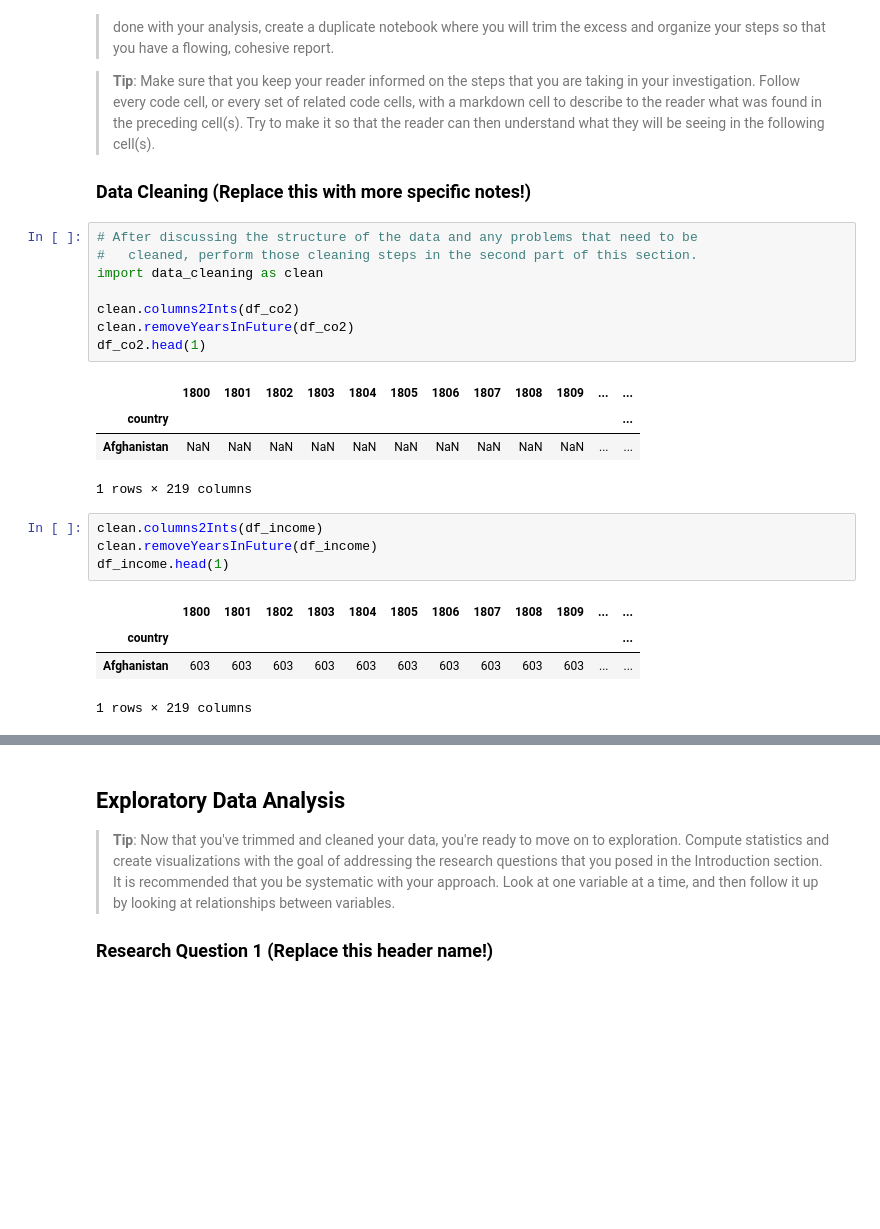
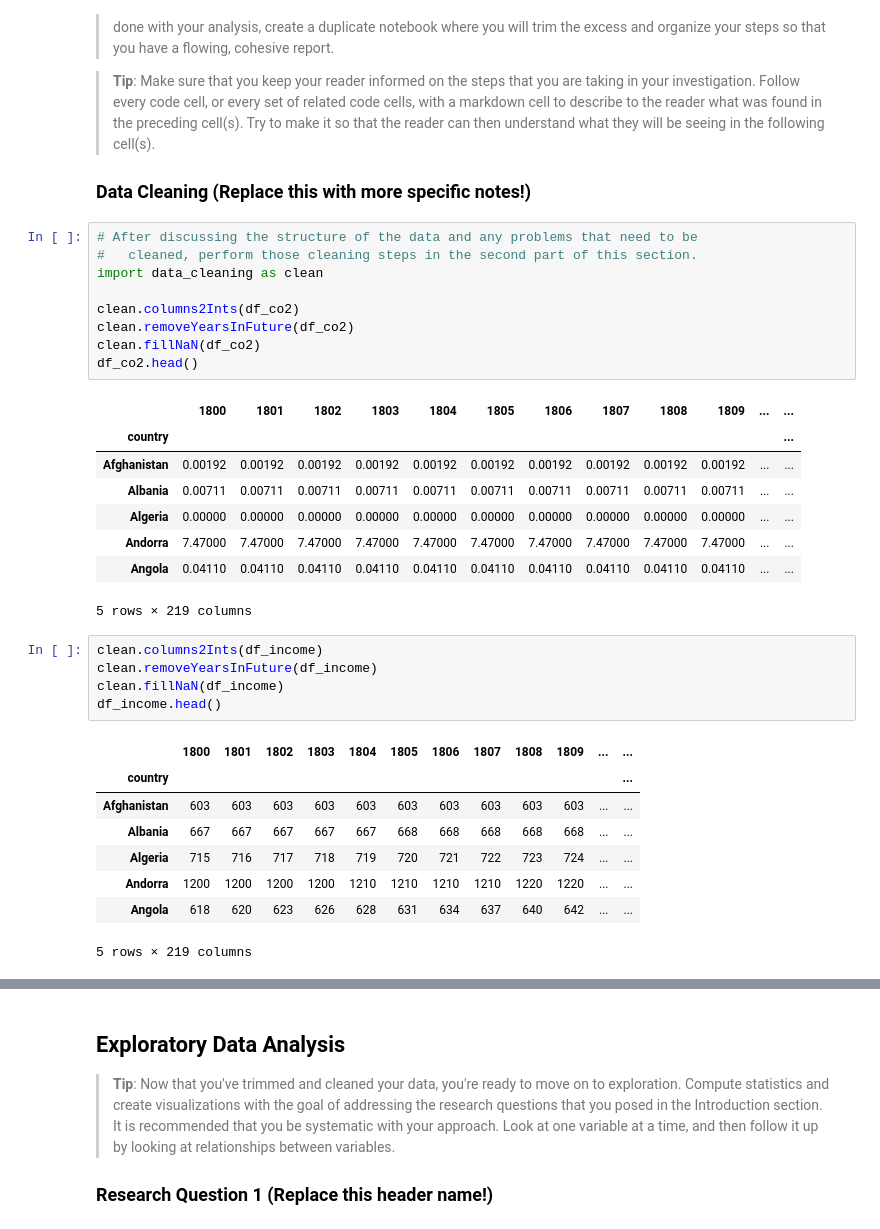
Before and after one commit to Simonmaignan/udacity-data-analysis, a Jupyter notebook: project-investigate-gapminder-dataset/investigate-a-dataset-gapminder.ipynb, the cells around one changed output, grey strips where cells are left out. Saved outputs shown, nothing was run; the diff lists cells and outputs as text; blank space fills up the shorter version.

Commit message:
Clean function added to fill the NaN in a df Notebook updated to fill the NaN on each df

```diff
--- a/project-investigate-gapminder-dataset/investigate-a-dataset-gapminder.ipynb
+++ b/project-investigate-gapminder-dataset/investigate-a-dataset-gapminder.ipynb
@@ -112,25 +112,35 @@ None
 # %%
 # After discussing the structure of the data and any problems that need to be
 #   cleaned, perform those cleaning steps in the second part of this section.
 import data_cleaning as clean
 
 clean.columns2Ints(df_co2)
 clean.removeYearsInFuture(df_co2)
-df_co2.head(1)
+clean.fillNaN(df_co2)
+df_co2.head()
 # %% [output]
 |  | 1800 | 1801 | 1802 | 1803 | 1804 | 1805 | 1806 | 1807 | 1808 | 1809 | ... | ... |
 | country |  |  |  |  |  |  |  |  |  |  |  | ... |
-| Afghanistan | NaN | NaN | NaN | NaN | NaN | NaN | NaN | NaN | NaN | NaN | ... | ... |
+| Afghanistan | 0.00192 | 0.00192 | 0.00192 | 0.00192 | 0.00192 | 0.00192 | 0.00192 | 0.00192 | 0.00192 | 0.00192 | ... | ... |
+| Albania | 0.00711 | 0.00711 | 0.00711 | 0.00711 | 0.00711 | 0.00711 | 0.00711 | 0.00711 | 0.00711 | 0.00711 | ... | ... |
+| Algeria | 0.00000 | 0.00000 | 0.00000 | 0.00000 | 0.00000 | 0.00000 | 0.00000 | 0.00000 | 0.00000 | 0.00000 | ... | ... |
+| Andorra | 7.47000 | 7.47000 | 7.47000 | 7.47000 | 7.47000 | 7.47000 | 7.47000 | 7.47000 | 7.47000 | 7.47000 | ... | ... |
+| Angola | 0.04110 | 0.04110 | 0.04110 | 0.04110 | 0.04110 | 0.04110 | 0.04110 | 0.04110 | 0.04110 | 0.04110 | ... | ... |
-1 rows × 219 columns
+5 rows × 219 columns
 # %%
 clean.columns2Ints(df_income)
 clean.removeYearsInFuture(df_income)
-df_income.head(1)
+clean.fillNaN(df_income)
+df_income.head()
 # %% [output]
 |  | 1800 | 1801 | 1802 | 1803 | 1804 | 1805 | 1806 | 1807 | 1808 | 1809 | ... | ... |
 | country |  |  |  |  |  |  |  |  |  |  |  | ... |
 | Afghanistan | 603 | 603 | 603 | 603 | 603 | 603 | 603 | 603 | 603 | 603 | ... | ... |
+| Albania | 667 | 667 | 667 | 667 | 667 | 668 | 668 | 668 | 668 | 668 | ... | ... |
+| Algeria | 715 | 716 | 717 | 718 | 719 | 720 | 721 | 722 | 723 | 724 | ... | ... |
+| Andorra | 1200 | 1200 | 1200 | 1200 | 1210 | 1210 | 1210 | 1210 | 1220 | 1220 | ... | ... |
+| Angola | 618 | 620 | 623 | 626 | 628 | 631 | 634 | 637 | 640 | 642 | ... | ... |
-1 rows × 219 columns
+5 rows × 219 columns
 # %%
 clean.columns2Ints(df_life_exp)
 clean.removeYearsInFuture(df_life_exp)
```
Also changed, not shown: parts of 1 cell of this notebook, 1 other file.
